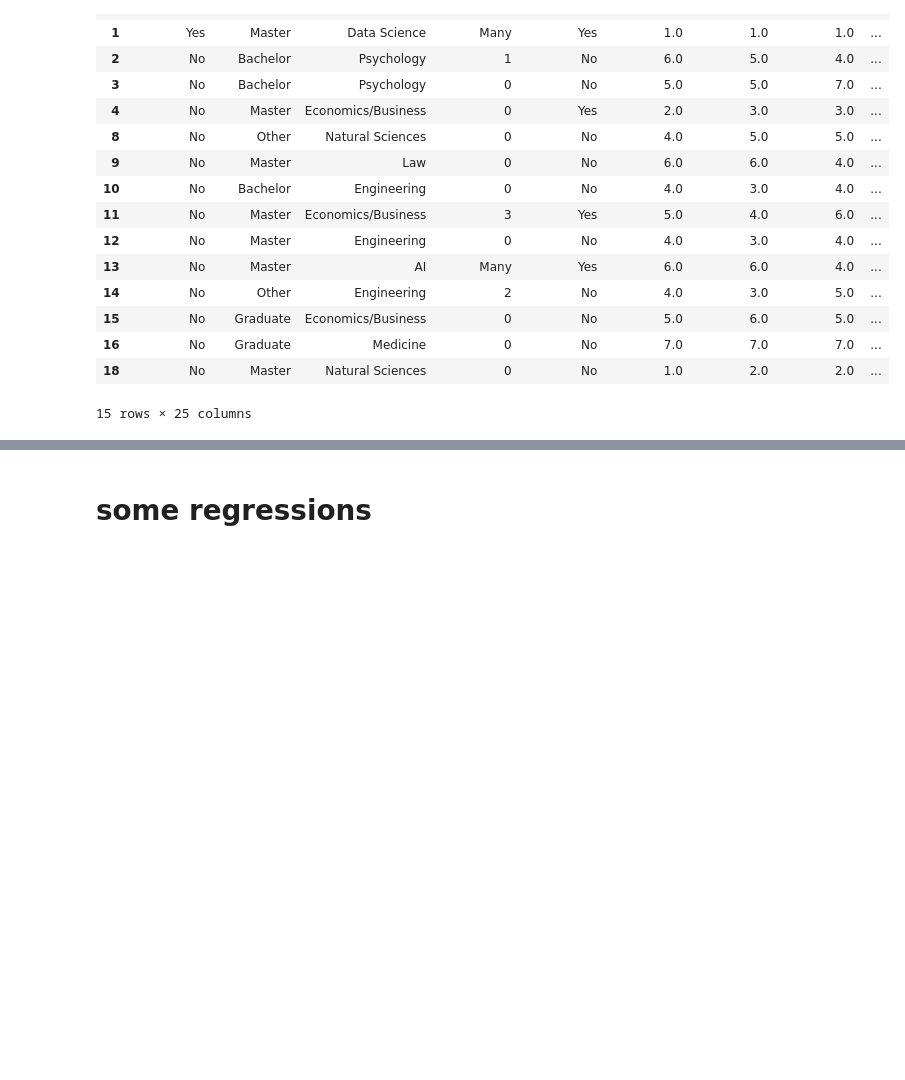
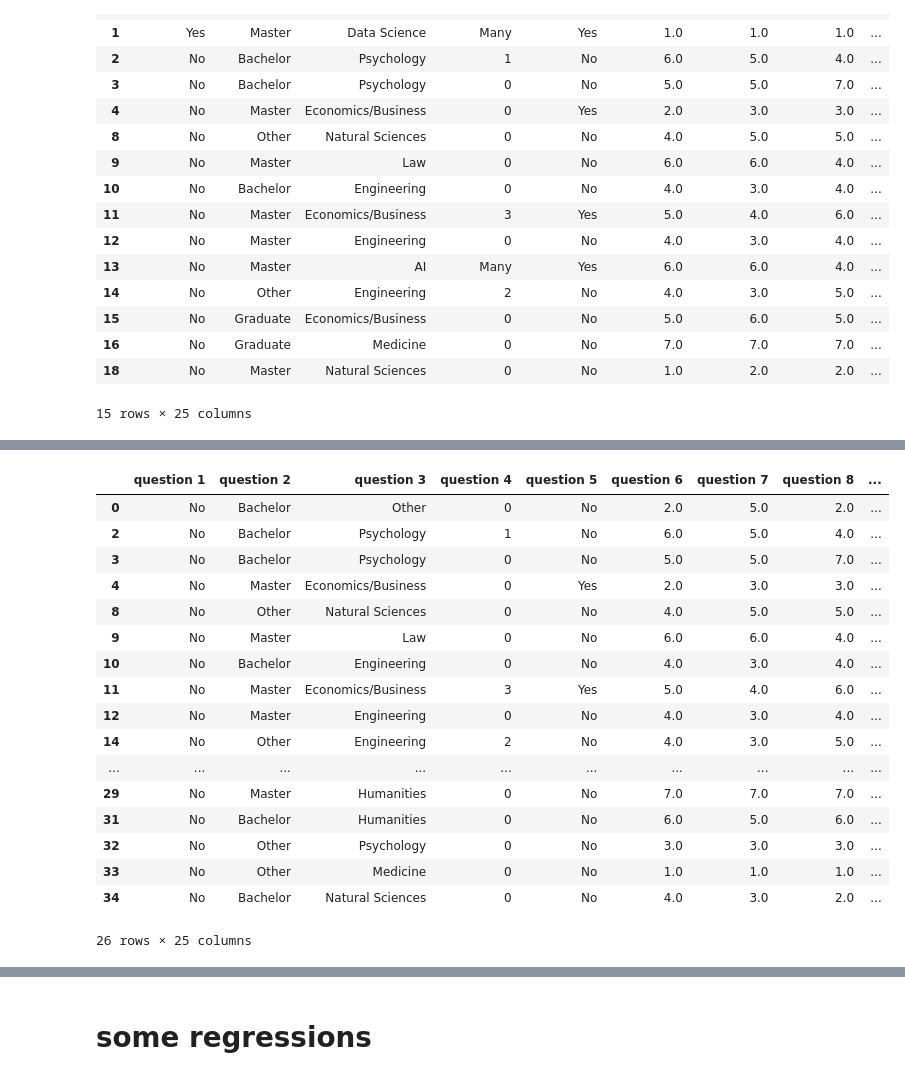
Before and after one commit to unofficial-Jona/Unimaas_researchproject_XAI, a Jupyter notebook: Data analysis.ipynb, the cells around one changed output, grey strips where cells are left out. Saved outputs shown, nothing was run; the diff lists cells and outputs as text; code cells hidden in the pictures; blank space fills up the shorter version.

```diff
--- a/Data analysis.ipynb
+++ b/Data analysis.ipynb
@@ -38,5 +59,25 @@ ml_background = ml_background.append(df[df['question 3'] == 'Data Science'])
 # %%
 non_ml_background = df.drop(index=ml_background.index)
+non_ml_background
+# %% [output]
+|  | question 1 | question 2 | question 3 | question 4 | question 5 | question 6 | question 7 | question 8 | ... |
+| 0 | No | Bachelor | Other | 0 | No | 2.0 | 5.0 | 2.0 | ... |
+| 2 | No | Bachelor | Psychology | 1 | No | 6.0 | 5.0 | 4.0 | ... |
+| 3 | No | Bachelor | Psychology | 0 | No | 5.0 | 5.0 | 7.0 | ... |
+| 4 | No | Master | Economics/Business | 0 | Yes | 2.0 | 3.0 | 3.0 | ... |
+| 8 | No | Other | Natural Sciences | 0 | No | 4.0 | 5.0 | 5.0 | ... |
+| 9 | No | Master | Law | 0 | No | 6.0 | 6.0 | 4.0 | ... |
+| 10 | No | Bachelor | Engineering | 0 | No | 4.0 | 3.0 | 4.0 | ... |
+| 11 | No | Master | Economics/Business | 3 | Yes | 5.0 | 4.0 | 6.0 | ... |
+| 12 | No | Master | Engineering | 0 | No | 4.0 | 3.0 | 4.0 | ... |
+| 14 | No | Other | Engineering | 2 | No | 4.0 | 3.0 | 5.0 | ... |
+| ... | ... | ... | ... | ... | ... | ... | ... | ... | ... |
+| 29 | No | Master | Humanities | 0 | No | 7.0 | 7.0 | 7.0 | ... |
+| 31 | No | Bachelor | Humanities | 0 | No | 6.0 | 5.0 | 6.0 | ... |
+| 32 | No | Other | Psychology | 0 | No | 3.0 | 3.0 | 3.0 | ... |
+| 33 | No | Other | Medicine | 0 | No | 1.0 | 1.0 | 1.0 | ... |
+| 34 | No | Bachelor | Natural Sciences | 0 | No | 4.0 | 3.0 | 2.0 | ... |
+26 rows × 25 columns
 # %%
 def get_histo_grid(safe_fig=False):
     """
```
Also changed, not shown: parts of 7 cells of this notebook.
